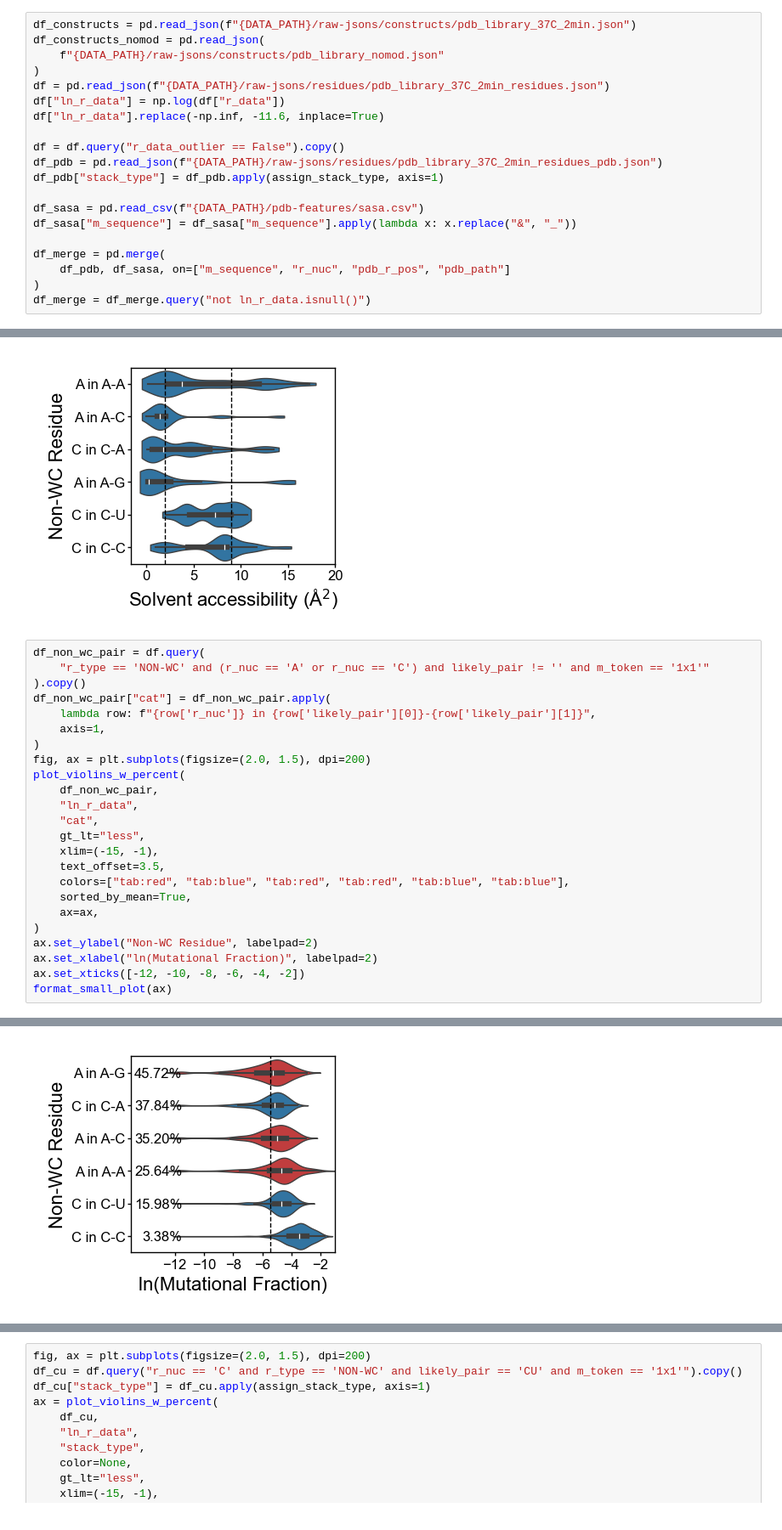
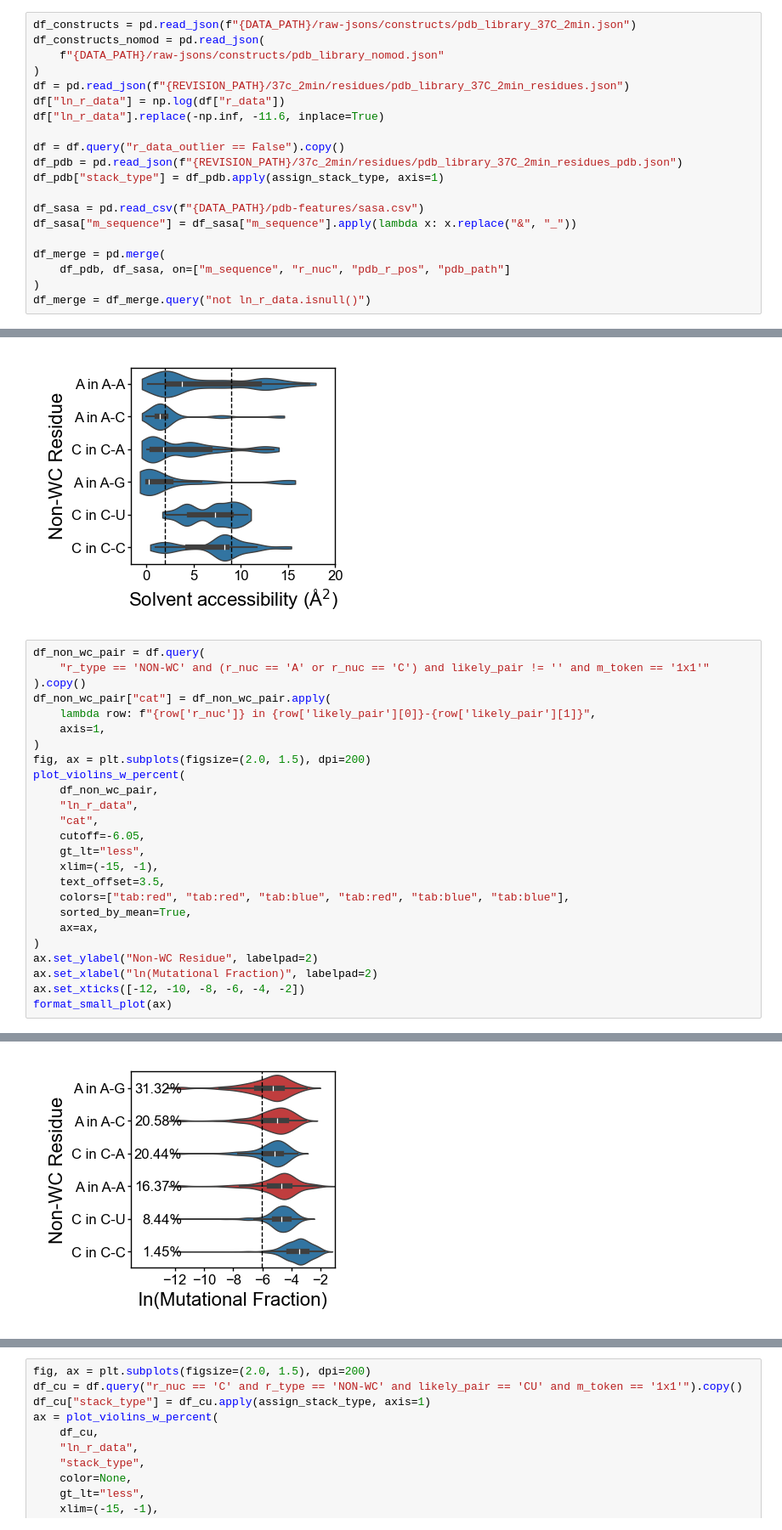
Before and after one commit to YesselmanLabPublications/2025_char_3d_struct_features, a Jupyter notebook: notebooks/supplemental_figures/fig_4_remake.ipynb, the cells around one changed output, grey strips where cells are left out. Shown at 85% size. Saved outputs shown, nothing was run; the diff lists cells and outputs as text.

```diff
--- a/notebooks/supplemental_figures/fig_4_remake.ipynb
+++ b/notebooks/supplemental_figures/fig_4_remake.ipynb
@@ -82,12 +82,12 @@ df_constructs = pd.read_json(f"{DATA_PATH}/raw-jsons/constructs/pdb_library_37C_
 df_constructs_nomod = pd.read_json(
     f"{DATA_PATH}/raw-jsons/constructs/pdb_library_nomod.json"
 )
-df = pd.read_json(f"{DATA_PATH}/raw-jsons/residues/pdb_library_37C_2min_residues.json")
+df = pd.read_json(f"{REVISION_PATH}/37c_2min/residues/pdb_library_37C_2min_residues.json")
 df["ln_r_data"] = np.log(df["r_data"])
 df["ln_r_data"].replace(-np.inf, -11.6, inplace=True)
 
 df = df.query("r_data_outlier == False").copy()
-df_pdb = pd.read_json(f"{DATA_PATH}/raw-jsons/residues/pdb_library_37C_2min_residues_pdb.json")
+df_pdb = pd.read_json(f"{REVISION_PATH}/37c_2min/residues/pdb_library_37C_2min_residues_pdb.json")
 df_pdb["stack_type"] = df_pdb.apply(assign_stack_type, axis=1)
 
 df_sasa = pd.read_csv(f"{DATA_PATH}/pdb-features/sasa.csv")
@@ -246,32 +268,33 @@ ax.set_xticks([0, 5, 10, 15, 20])
 # %%
 df_non_wc_pair = df.query(
     "r_type == 'NON-WC' and (r_nuc == 'A' or r_nuc == 'C') and likely_pair != '' and m_token == '1x1'"
 ).copy()
 df_non_wc_pair["cat"] = df_non_wc_pair.apply(
     lambda row: f"{row['r_nuc']} in {row['likely_pair'][0]}-{row['likely_pair'][1]}",
     axis=1,
 )
 fig, ax = plt.subplots(figsize=(2.0, 1.5), dpi=200)
 plot_violins_w_percent(
     df_non_wc_pair,
     "ln_r_data",
     "cat",
+    cutoff=-6.05,
     gt_lt="less",
     xlim=(-15, -1),
     text_offset=3.5,
-    colors=["tab:red", "tab:blue", "tab:red", "tab:red", "tab:blue", "tab:blue"],
+    colors=["tab:red", "tab:red", "tab:blue", "tab:red", "tab:blue", "tab:blue"],
     sorted_by_mean=True,
     ax=ax,
 )
 ax.set_ylabel("Non-WC Residue", labelpad=2)
 ax.set_xlabel("ln(Mutational Fraction)", labelpad=2)
 ax.set_xticks([-12, -10, -8, -6, -4, -2])
 format_small_plot(ax)
 # %% [output]
 Passing `palette` without assigning `hue` is deprecated and will be removed in v0.14.0. Assign the `y` variable to `hue` and set `legend=False` for the same effect.
 
   sns.violinplot(
-[figure, old version]
+[figure, new version]
 # %%
 fig, ax = plt.subplots(figsize=(2.0, 1.5), dpi=200)
 df_cu = df.query("r_nuc == 'C' and r_type == 'NON-WC' and likely_pair == 'CU'").copy()
```
Also changed, not shown: parts of 5 cells of this notebook, 6 other files.
